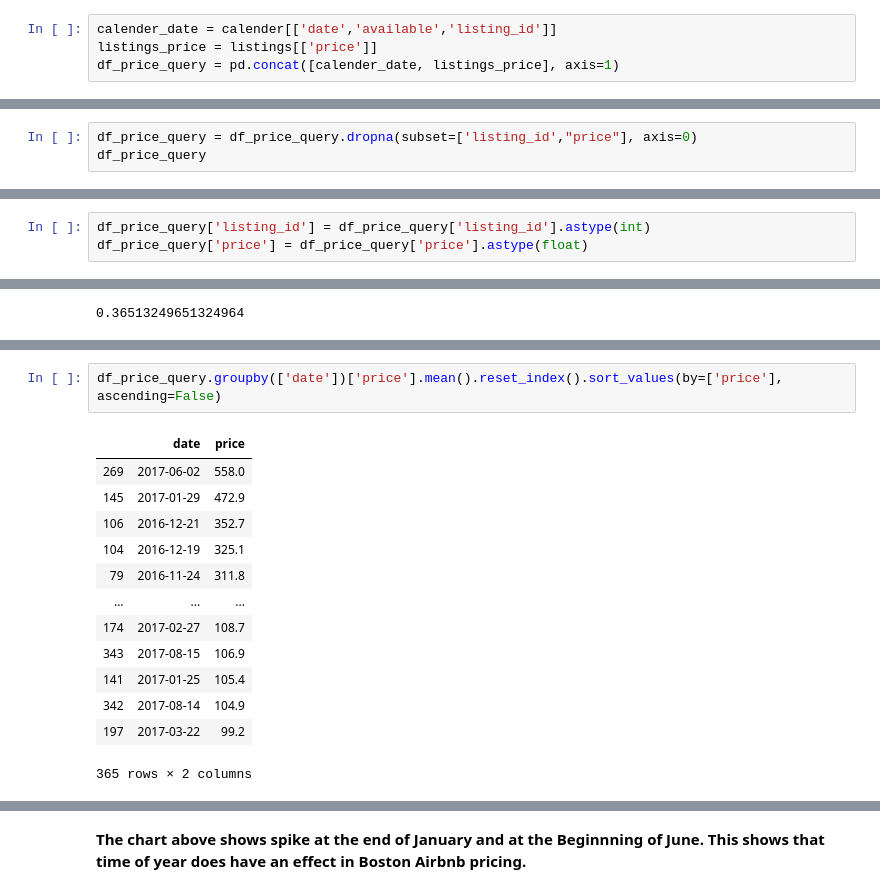
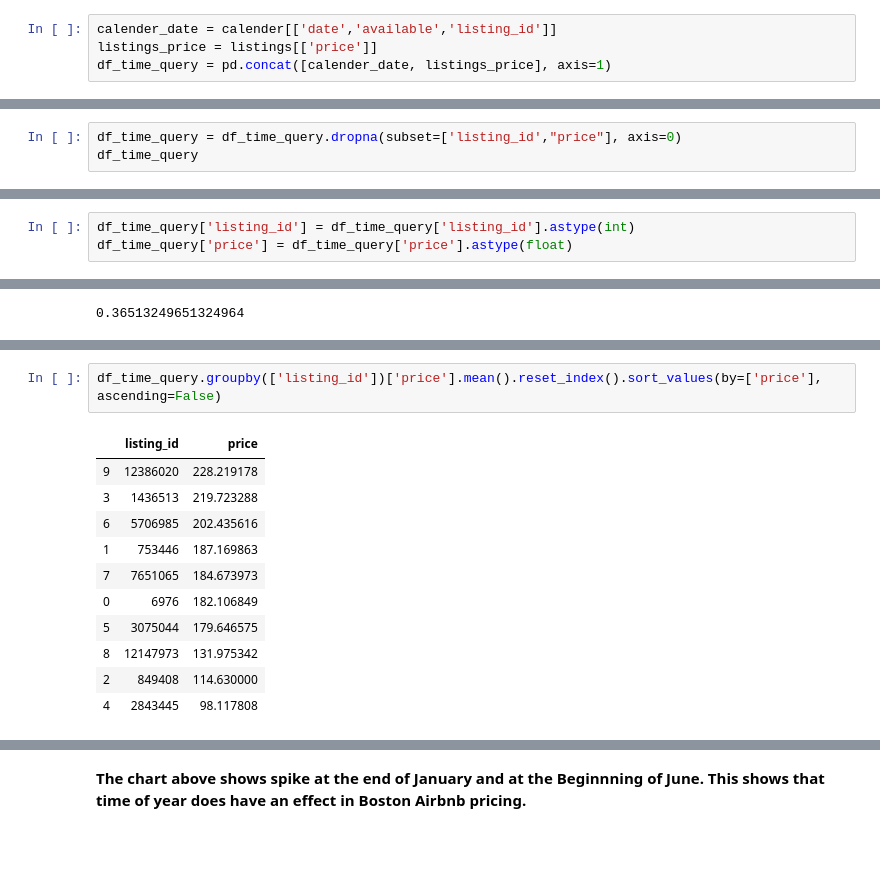
Before and after one commit to etwilliams28/Boston_Airbnb_Blog, a Jupyter notebook: data_analysis_boston.ipynb, the cells around one changed output, grey strips where cells are left out. Cells and saved outputs as stored; diff of their text form; blank space fills up the shorter version.

```diff
--- a/data_analysis_boston.ipynb
+++ b/data_analysis_boston.ipynb
@@ -112,5 +115,5 @@ listings['price'] = listings['price'].astype(float)
 # %%
 calender_date = calender[['date','available','listing_id']]
 listings_price = listings[['price']]
-df_price_query = pd.concat([calender_date, listings_price], axis=1)
+df_time_query = pd.concat([calender_date, listings_price], axis=1)
 # %%
@@ -131,8 +134,8 @@ print(df_price_query.sort_values(by=['date'], ascending=False))
 
 [1308890 rows x 4 columns]
 # %%
-df_price_query = df_price_query.dropna(subset=['listing_id',"price"], axis=0)
-df_price_query
+df_time_query = df_time_query.dropna(subset=['listing_id',"price"], axis=0)
+df_time_query
 # %% [output]
 |  | date | available | listing_id | price |
 | 0 | 2017-09-05 | f | 12147973 | 250.0 |
@@ -154,4 +153,4 @@ df_price_query
 # %%
-df_price_query['listing_id'] = df_price_query['listing_id'].astype(int)
-df_price_query['price'] = df_price_query['price'].astype(float)
+df_time_query['listing_id'] = df_time_query['listing_id'].astype(int)
+df_time_query['price'] = df_time_query['price'].astype(float)
 # %%
@@ -224,19 +221,17 @@ df_price_query[df_price_query.date == "2017-09-03"]
 | 2922 | 2017-09-03 | t | 753446 | 45.0 |
 | 3287 | 2017-09-03 | f | 849408 | 250.0 |
 # %%
-df_price_query.groupby(['date'])['price'].mean().reset_index().sort_values(by=['price'], ascending=False)
+df_time_query.groupby(['listing_id'])['price'].mean().reset_index().sort_values(by=['price'], ascending=False)
 # %% [output]
-|  | date | price |
-| 269 | 2017-06-02 | 558.0 |
-| 145 | 2017-01-29 | 472.9 |
-| 106 | 2016-12-21 | 352.7 |
-| 104 | 2016-12-19 | 325.1 |
-| 79 | 2016-11-24 | 311.8 |
-| ... | ... | ... |
-| 174 | 2017-02-27 | 108.7 |
-| 343 | 2017-08-15 | 106.9 |
-| 141 | 2017-01-25 | 105.4 |
-| 342 | 2017-08-14 | 104.9 |
-| 197 | 2017-03-22 | 99.2 |
+|  | listing_id | price |
+| 9 | 12386020 | 228.219178 |
+| 3 | 1436513 | 219.723288 |
+| 6 | 5706985 | 202.435616 |
+| 1 | 753446 | 187.169863 |
+| 7 | 7651065 | 184.673973 |
+| 0 | 6976 | 182.106849 |
+| 5 | 3075044 | 179.646575 |
+| 8 | 12147973 | 131.975342 |
+| 2 | 849408 | 114.630000 |
+| 4 | 2843445 | 98.117808 |
-365 rows × 2 columns
 # %%
```
Also changed, not shown: parts of 87 cells of this notebook, 10 other files.
